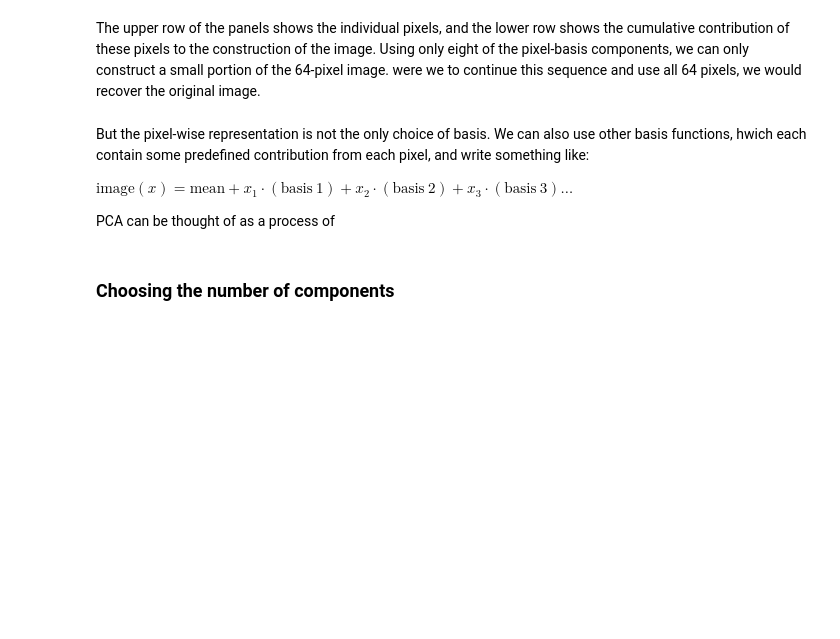
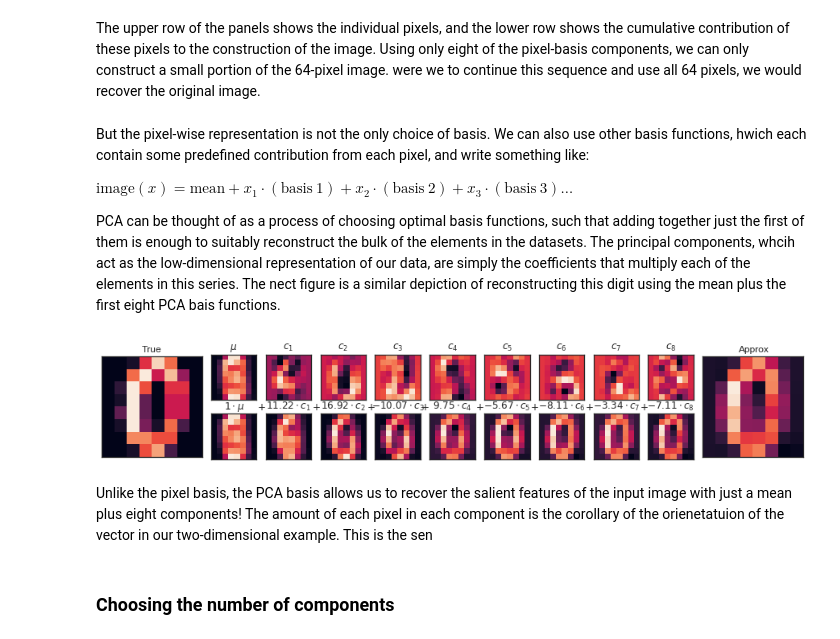
Before and after one commit to UlrikeBoehm/PythonDataScience, a Jupyter notebook: 05_MachineLearning/9_InDepth_Principal_Component_Analysis.ipynb, the cells around one changed output. Saved outputs shown, nothing was run; the diff lists cells and outputs as text; code cells hidden in the pictures; blank space fills up the shorter version.

```diff
--- a/05_MachineLearning/9_InDepth_Principal_Component_Analysis.ipynb
+++ b/05_MachineLearning/9_InDepth_Principal_Component_Analysis.ipynb
@@ -237,7 +237,19 @@ But the pixel-wise representation is not the only choice of basis. We can also u
 
 $\text{image}(x)=\text{mean} + x_1\cdot (\text{basis}~1) + x_2\cdot (\text{basis}~2) +x_3\cdot (\text{basis}~3)\dots$
 
-PCA can be thought of as a process of
+PCA can be thought of as a process of choosing optimal basis functions, such that adding together just the first of them is enough to suitably reconstruct the bulk of the elements in the datasets. The principal components, whcih act as the low-dimensional representation of our data, are simply the coefficients that multiply each of the elements in this series. The nect figure is a similar depiction of reconstructing this digit using the mean plus the first eight PCA bais functions.
+# %%
+pca = PCA(n_components=8)
+Xproj = pca.fit_transform(digits.data)
+sns.set_style('white')
+fig = plot_pca_components(digits.data[10], Xproj[10],
+                          pca.mean_, pca.components_)
+
+fig.savefig('figures/05.09-digits-pca-components.png')
+# %% [output]
+[figure, added]
+# %% [markdown]
+Unlike the pixel basis, the PCA basis allows us to recover the salient features of the input image with just a mean plus eight components! The amount of each pixel in each component is the corollary of the orienetatuion of the vector in our two-dimensional example. This is the sen
 # %% [markdown]
 ### Choosing the number of components
 # %% [markdown]
```
Also changed, not shown: 1 other file.
